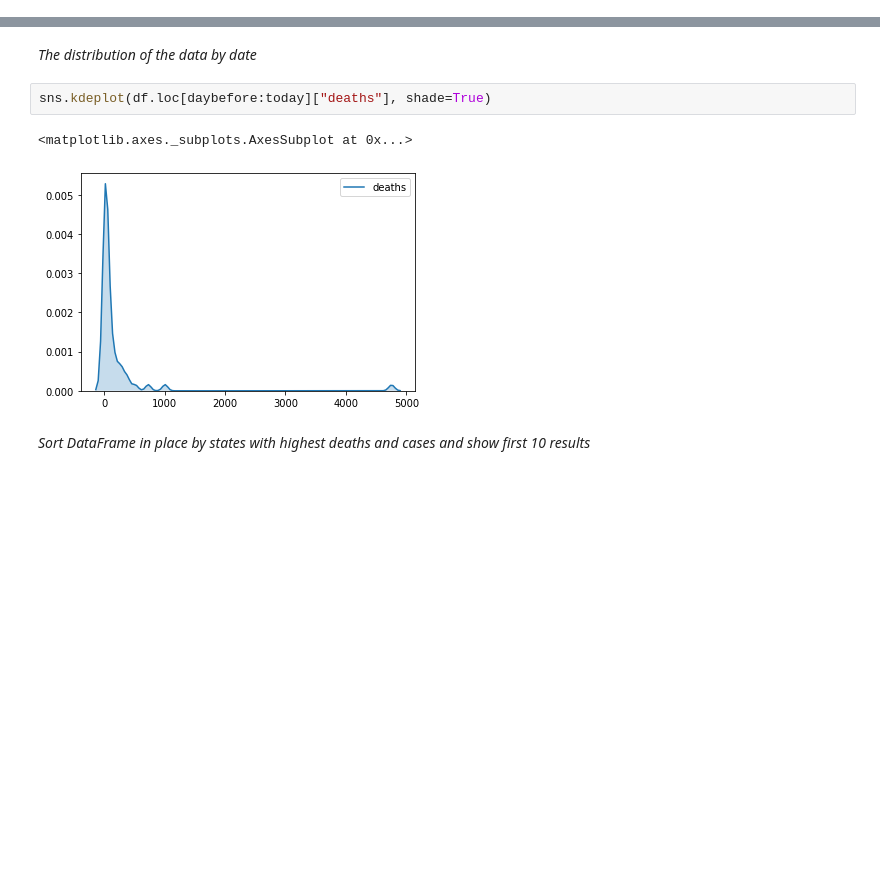
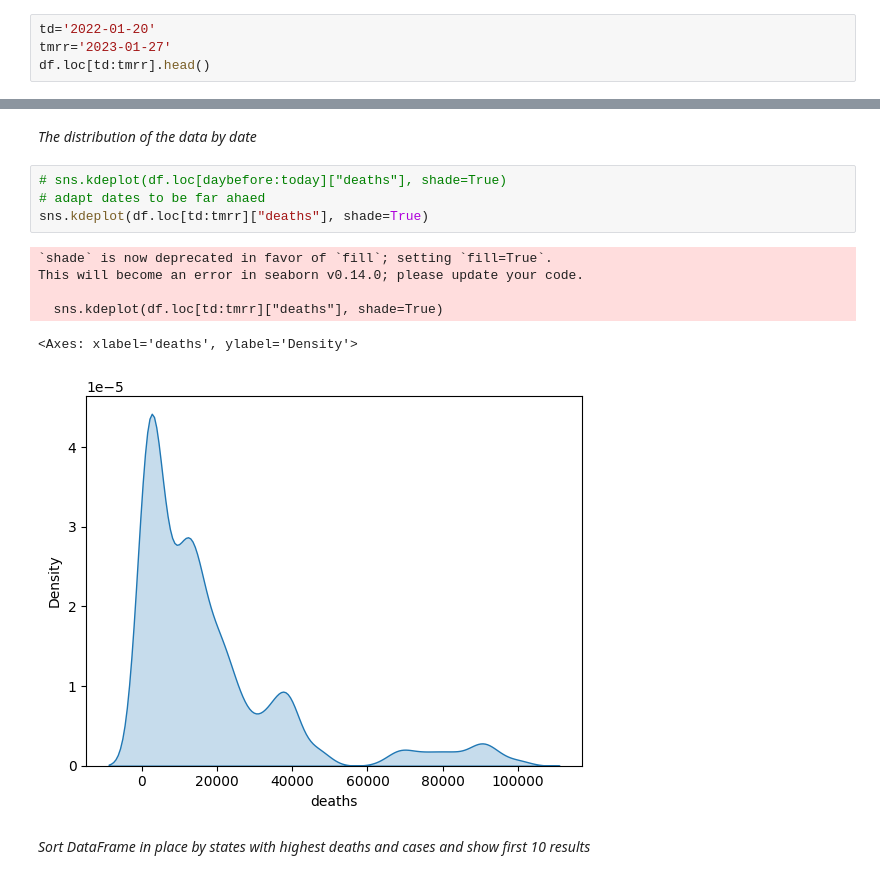
Before and after one commit to HanseHa/colab, a Jupyter notebook: Chapter7_data_science.ipynb, the cells around one changed output, grey strips where cells are left out. Cells and saved outputs as stored; diff of their text form; blank space fills up the shorter version.

```diff
--- a/Chapter7_data_science.ipynb
+++ b/Chapter7_data_science.ipynb
@@ -119,0 +110,4 @@ df.loc[daybefore:today].head()
+# %%
+td='2022-01-20'
+tmrr='2023-01-27'
+df.loc[td:tmrr].head()
@@ -120,10 +122,16 @@ df.loc[daybefore:today].head()
 # %% [markdown]
 *The distribution of the data by date*
 # %%
-sns.kdeplot(df.loc[daybefore:today]["deaths"], shade=True)
+# sns.kdeplot(df.loc[daybefore:today]["deaths"], shade=True)
+# adapt dates to be far ahaed
+sns.kdeplot(df.loc[td:tmrr]["deaths"], shade=True)
 # %% [output]
-<matplotlib.axes._subplots.AxesSubplot at 0x...>
+`shade` is now deprecated in favor of `fill`; setting `fill=True`.
+This will become an error in seaborn v0.14.0; please update your code.
+
+  sns.kdeplot(df.loc[td:tmrr]["deaths"], shade=True)
+<Axes: xlabel='deaths', ylabel='Density'>
-[figure, old version]
+[figure, new version]
 # %% [markdown]
 *Sort DataFrame in place by states with highest deaths and cases and show first 10 results*
 # %%
```
Also changed, not shown: parts of 22 cells of this notebook.
